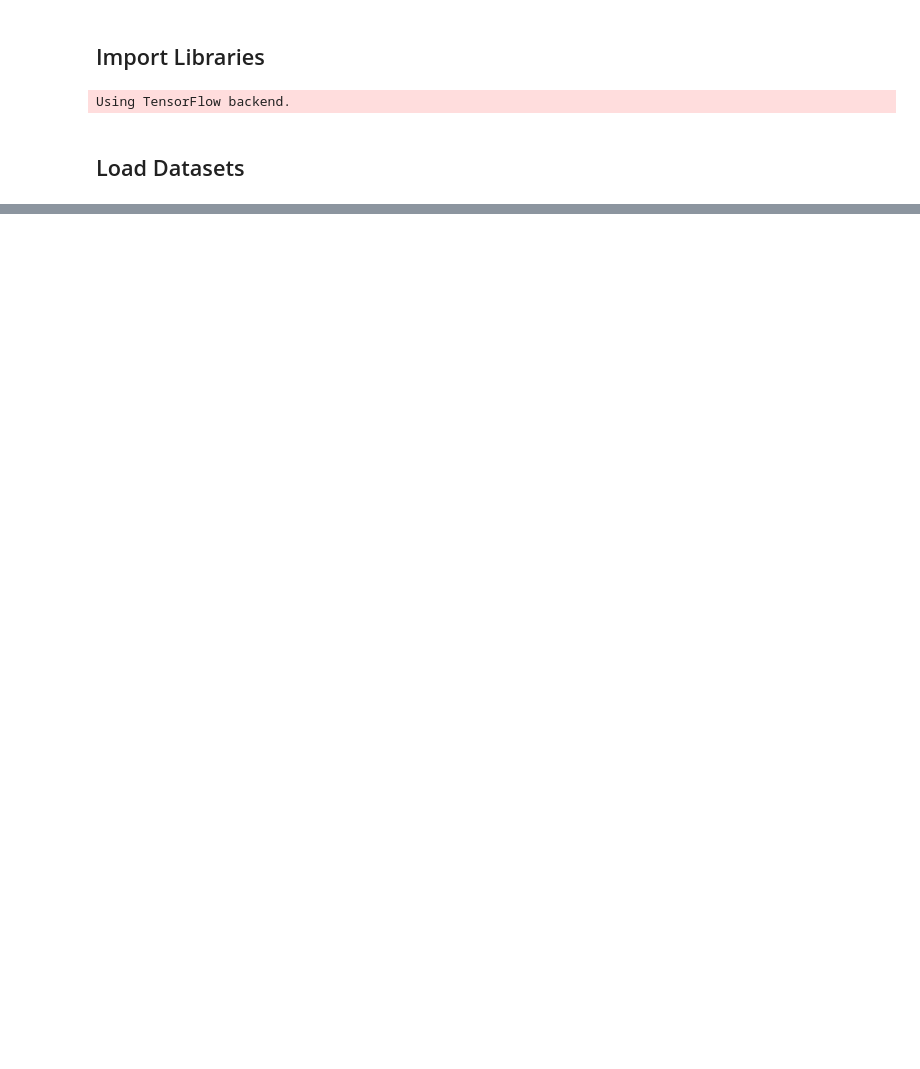
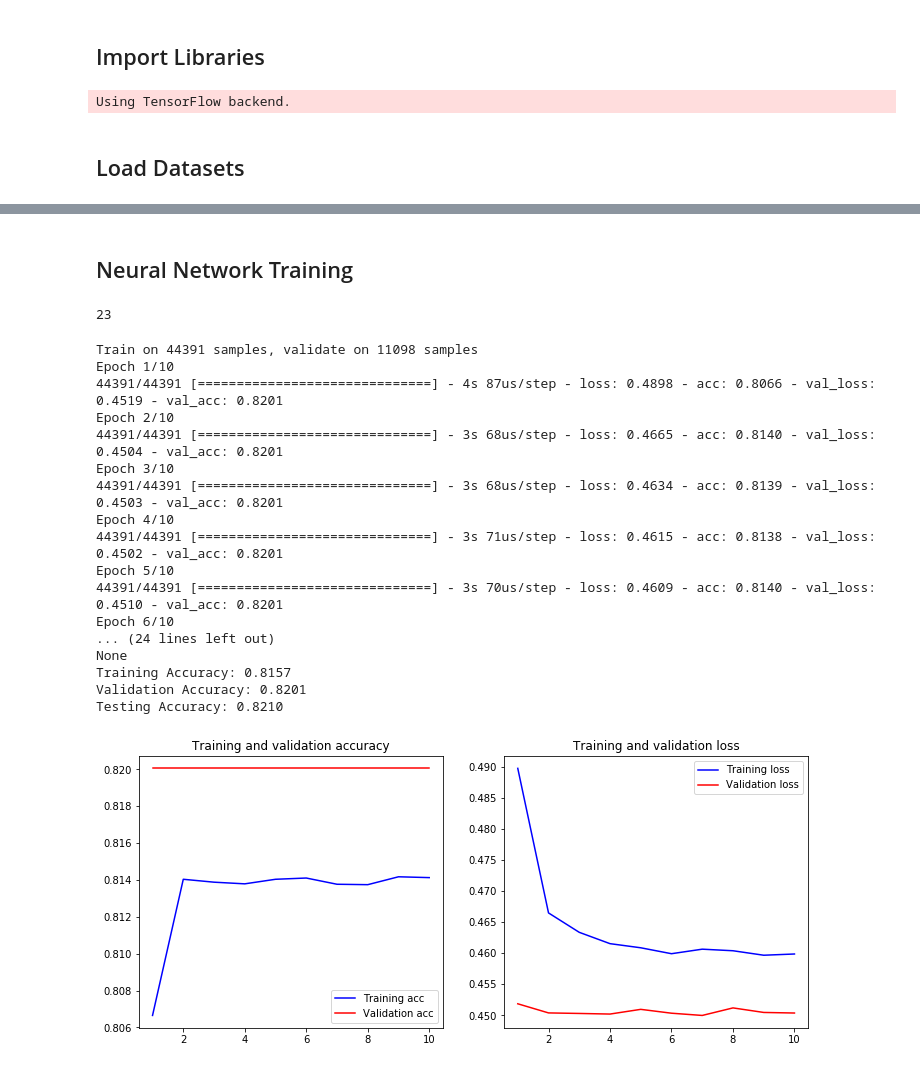
Before and after one commit to devfest2019/Juvo, a Jupyter notebook: model.ipynb, the cells around one changed output, grey strips where cells are left out. Saved outputs shown, nothing was run; the diff lists cells and outputs as text; code cells hidden in the pictures; blank space fills up the shorter version.

Commit message:
create categorical NN models

```diff
--- a/model.ipynb
+++ b/model.ipynb
@@ -140,0 +248,5 @@ dtype: int64
+# %%
+# specify the ratio of validation data set
+test_ratio = 0.20
+X_train_valid, X_test, Y_train_valid, Y_test = train_test_split(X, Y, test_size=test_ratio)
+len(X_train_valid), len(X_test)
@@ -140,0 +255,5 @@ dtype: int64
+# %%
+# specify the ratio of validation data set
+valid_ratio = 0.20
+X_train, X_valid, Y_train, Y_valid = train_test_split(X_train_valid, Y_train_valid, test_size=valid_ratio)
+len(X_train), len(X_valid), len(X_test)
@@ -140,0 +303,58 @@ dtype: int64
+# %% [markdown]
+## Neural Network Training
+# %%
+X_train.shape[1]
+# %% [output]
+23
+# %%
+# specify the input and output dimensions of the neural network
+input_dim = X_train.shape[1]
+output_dim = 1
+# %%
+def simpleNN():
+    model = Sequential()
+    model.add(Dense(input_dim, input_dim=input_dim, activation='relu', use_bias=True))
+    model.add(Dense(10, activation='relu', use_bias=True))
+    model.add(Dropout(rate=0.4))
+    model.add(Dense(output_dim, activation='sigmoid'))
+    model.compile(loss='binary_crossentropy',
+                  optimizer='rmsprop',
+                  metrics=['accuracy'])
+    return model
+# %%
+model = simpleNN()
+history = model.fit(X_train, Y_train,
+                    epochs=10,
+                    verbose=1,
+                    validation_data = (X_valid, Y_valid),
+                    callbacks=callbacks_list,
+                    batch_size=32)
+print(model.summary())
+
+loss, accuracy = model.evaluate(X_train, Y_train, verbose=False)
+print('Training Accuracy: {:.4f}'.format(accuracy))
+loss, accuracy = model.evaluate(X_valid, Y_valid, verbose=False)
+print('Validation Accuracy: {:.4f}'.format(accuracy))
+loss, accuracy = model.evaluate(X_test, Y_test, verbose=False)
+print('Testing Accuracy: {:.4f}'.format(accuracy))
+
+plot_history(history)
+# %% [output]
+Train on 44391 samples, validate on 11098 samples
+Epoch 1/10
+44391/44391 [==============================] - 4s 87us/step - loss: 0.4898 - acc: 0.8066 - val_loss: 0.4519 - val_acc: 0.8201
+Epoch 2/10
+44391/44391 [==============================] - 3s 68us/step - loss: 0.4665 - acc: 0.8140 - val_loss: 0.4504 - val_acc: 0.8201
+Epoch 3/10
+44391/44391 [==============================] - 3s 68us/step - loss: 0.4634 - acc: 0.8139 - val_loss: 0.4503 - val_acc: 0.8201
+Epoch 4/10
+44391/44391 [==============================] - 3s 71us/step - loss: 0.4615 - acc: 0.8138 - val_loss: 0.4502 - val_acc: 0.8201
+Epoch 5/10
+44391/44391 [==============================] - 3s 70us/step - loss: 0.4609 - acc: 0.8140 - val_loss: 0.4510 - val_acc: 0.8201
+Epoch 6/10
+... (24 lines left out)
+None
+Training Accuracy: 0.8157
+Validation Accuracy: 0.8201
+Testing Accuracy: 0.8210
+[figure, added]
```
Also changed, not shown: parts of 55 cells of this notebook.
